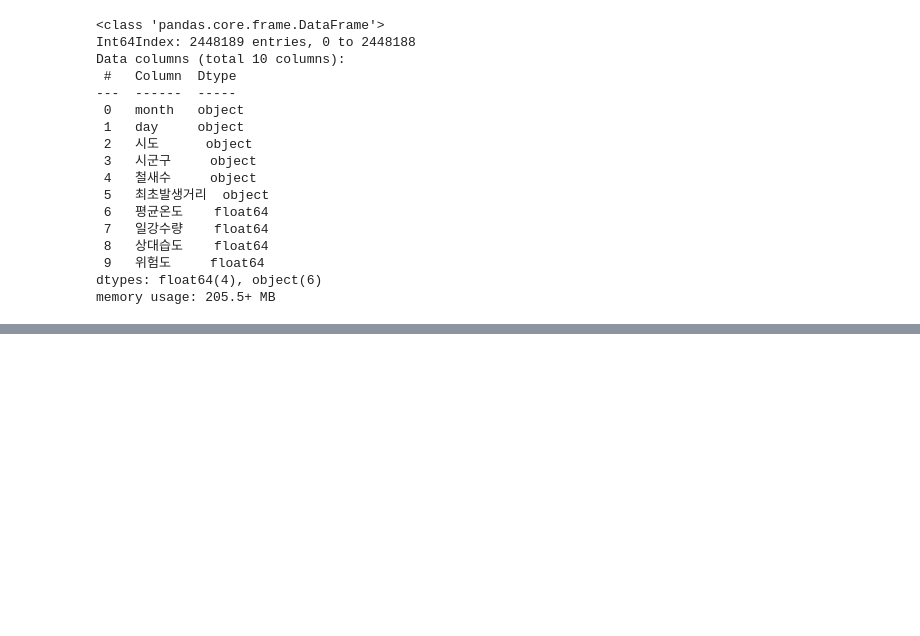
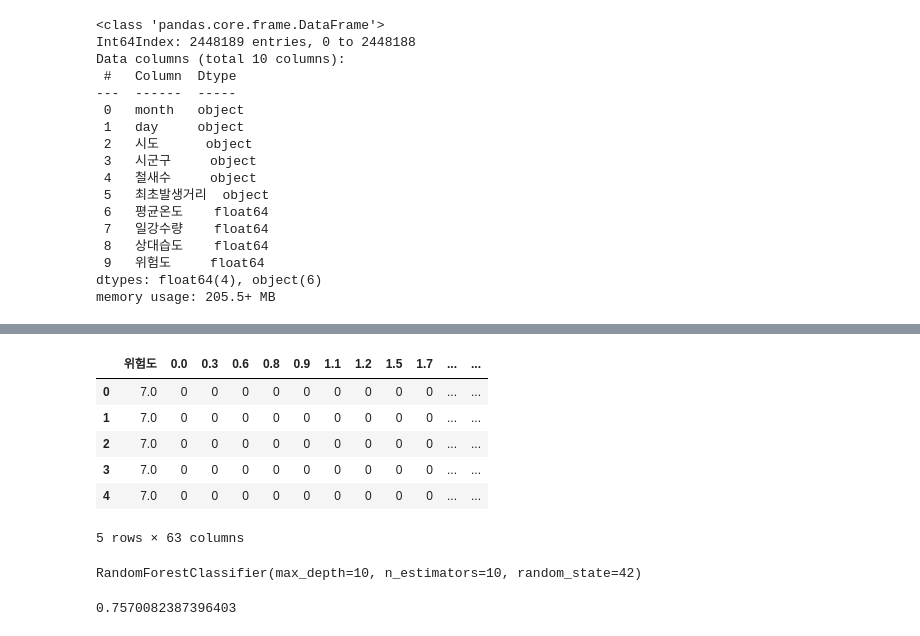
Before and after one commit to jiwoo-coding/aiai, a Jupyter notebook: Train_data_set.ipynb, the cells around one changed output, grey strips where cells are left out. Cells and saved outputs as stored; diff of their text form; code cells hidden in the pictures; blank space fills up the shorter version.

```diff
--- a/Train_data_set.ipynb
+++ b/Train_data_set.ipynb
@@ -206,8 +206,9 @@ total_df.query("시군구=='종로구'").reset_index()
 total_df.drop(['일강수량'], axis=1, inplace=True)
 total_index_df.drop(['일강수량'], axis=1, inplace=True)
 # %%
-# 위험도 부여
+# 위험도 부여 (철새수: 0.3, 최초발생거리:0.5, 평균온도:0.12, 상대습도:0.08)
 total_index_df['위험도']=total_index_df['철새수']*0.3+total_index_df['최초발생거리']*0.5+total_index_df['평균온도']*0.12+total_index_df['상대습도']*0.08
+total_index_df['위험도']=total_index_df['위험도'].map(lambda x : np.round(x,1))
 # %%
 total_df['위험도']=total_index_df['위험도']
 # %%
@@ -216,0 +228,3 @@ total_index_df.to_csv("Train_risk_data_set.csv", encoding='utf-8-sig', index=Fal
+# %%
+train_data=total_df.drop(['위험도'], axis=1)
+target_data=total_df[['위험도']].astype('str')
@@ -216,0 +269,13 @@ total_index_df.to_csv("Train_risk_data_set.csv", encoding='utf-8-sig', index=Fal
+# %%
+target_data2 = pd.get_dummies(target_data['위험도'])
+target_data_result = pd.concat([target_data, target_data2], axis=1)
+# %%
+target_data_result.head()
+# %% [output]
+|  | 위험도 | 0.0 | 0.3 | 0.6 | 0.8 | 0.9 | 1.1 | 1.2 | 1.5 | 1.7 | ... | ... |
+| 0 | 7.0 | 0 | 0 | 0 | 0 | 0 | 0 | 0 | 0 | 0 | ... | ... |
+| 1 | 7.0 | 0 | 0 | 0 | 0 | 0 | 0 | 0 | 0 | 0 | ... | ... |
+| 2 | 7.0 | 0 | 0 | 0 | 0 | 0 | 0 | 0 | 0 | 0 | ... | ... |
+| 3 | 7.0 | 0 | 0 | 0 | 0 | 0 | 0 | 0 | 0 | 0 | ... | ... |
+| 4 | 7.0 | 0 | 0 | 0 | 0 | 0 | 0 | 0 | 0 | 0 | ... | ... |
+5 rows × 63 columns
@@ -216,0 +284,10 @@ total_index_df.to_csv("Train_risk_data_set.csv", encoding='utf-8-sig', index=Fal
+# %%
+clf = RandomForestClassifier(n_estimators=10, max_depth=10, random_state=42)
+clf.fit(train_x,train_y)
+# %% [output]
+RandomForestClassifier(max_depth=10, n_estimators=10, random_state=42)
+# %%
+predict1 = clf.predict(test_x)
+print(accuracy_score(test_y,predict1))
+# %% [output]
+0.7570082387396403
```
Also changed, not shown: parts of 46 cells of this notebook, 1 other file.
